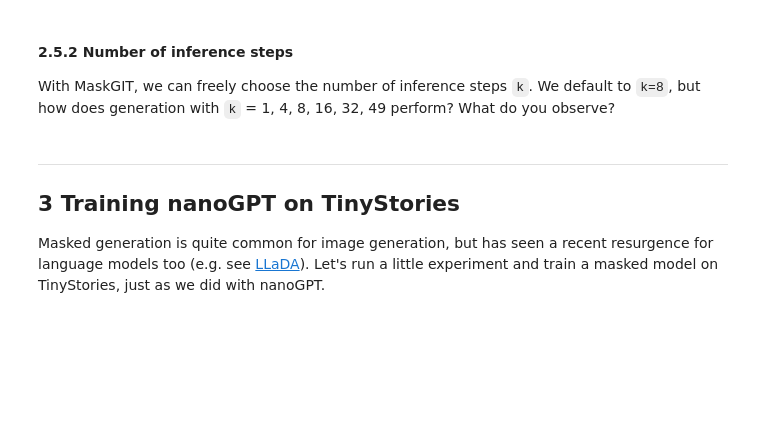
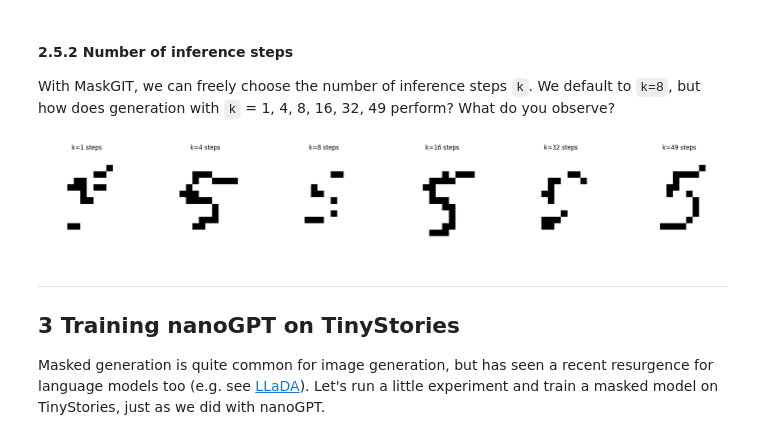
Before and after one commit to Rcc999/nano4M-model, a Jupyter notebook: notebooks/COM304_FM_part2_nanoMaskGIT.ipynb, the cells around one changed output. Saved outputs shown, nothing was run; the diff lists cells and outputs as text; code cells hidden in the pictures; blank space fills up the shorter version.

```diff
--- a/notebooks/COM304_FM_part2_nanoMaskGIT.ipynb
+++ b/notebooks/COM304_FM_part2_nanoMaskGIT.ipynb
@@ -410,7 +339,37 @@ Please answer the following questions. You may use additional cells to demonstra
 
 With MaskGIT, we can freely choose the number of inference steps `k`. We default to `k=8`, but how does generation with `k` = 1, 4, 8, 16, 32, 49 perform? What do you observe?
 # %%
-# Fill your answer here
+seq = torch.zeros(50, dtype=torch.long, device=device)
+mask = torch.ones(50, dtype=torch.bool, device=device)
+seq[0] = 5
+mask[0] = False
+
+num_steps_list = [1, 4, 8, 16, 32, 49]
+
+plt.figure(figsize=(20, 3))
+for idx, k in enumerate(num_steps_list):
+    curr_seq = seq.clone()
+    curr_mask = mask.clone()
+
+    output = model.generate(
+        curr_seq,
+        curr_mask,
+        num_steps=k,
+        temp=1.0,
+        top_p=0.9,
+        return_history=False
+    )
+
+    plt.subplot(1, len(num_steps_list), idx + 1)
+    reconst = detokenize_MNIST(output, patch_size=2, account_for_labels=True).cpu()
+    plt.imshow(reconst[0], cmap='gray_r')
+    plt.title(f'k={k} steps')
+    plt.axis('off')
+
+plt.tight_layout()
+plt.show()
+# %% [output]
+[figure, added]
 # %% [markdown]
 ---
 
```
Also changed, not shown: parts of 20 cells of this notebook, 3 other files.
